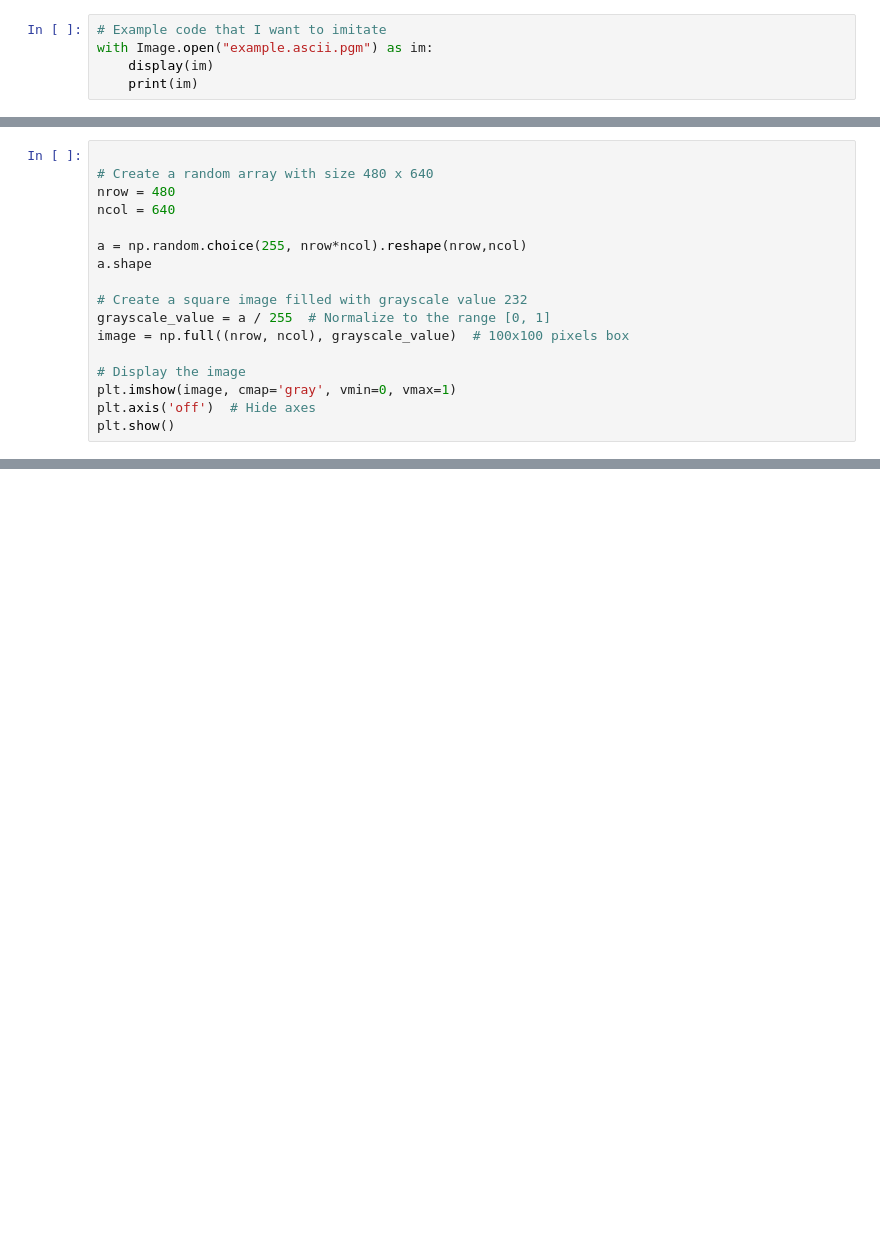
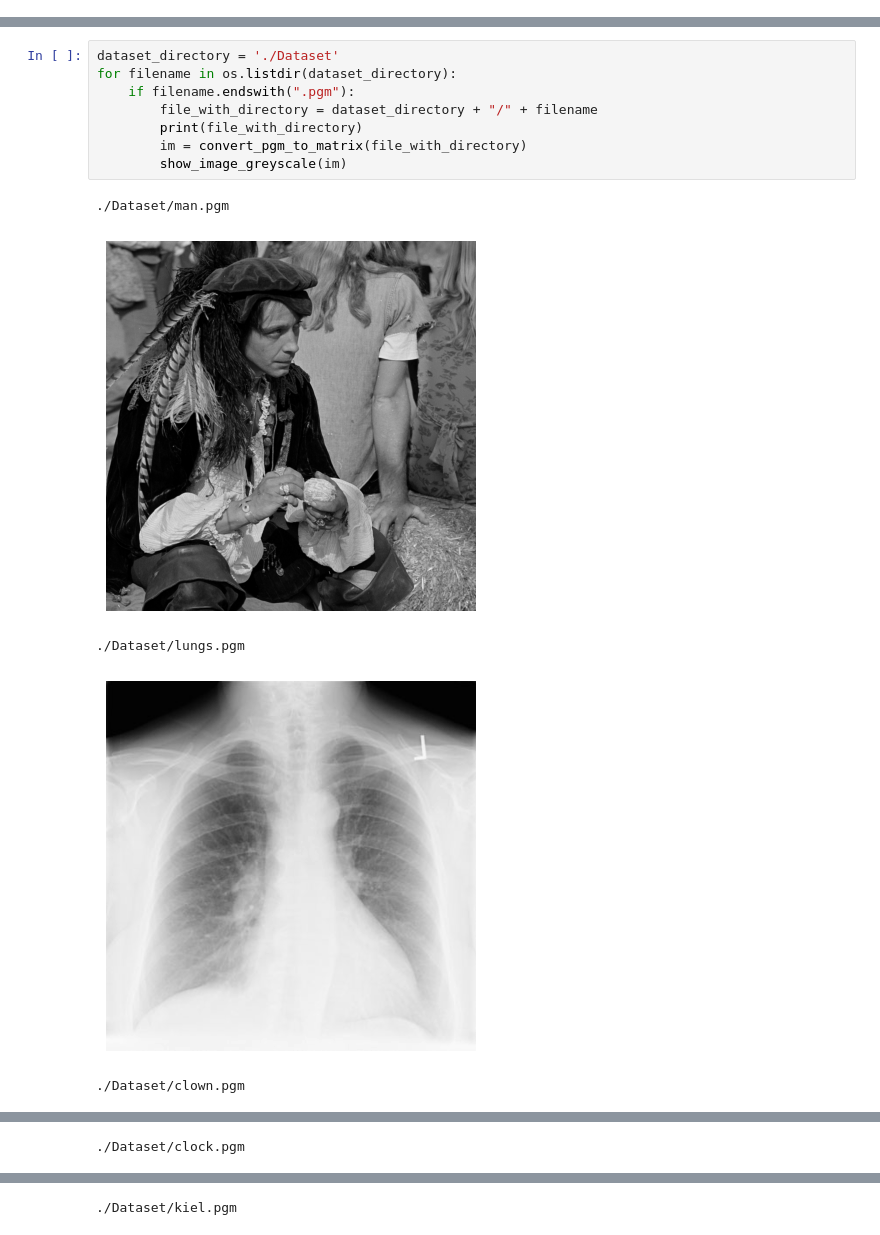
Before and after one commit to ikenichaa/wavelet-transform, a Jupyter notebook: task1.ipynb, the cells around one changed output, grey strips where cells are left out. Saved outputs shown, nothing was run; the diff lists cells and outputs as text; blank space fills up the shorter version.

```diff
--- a/task1.ipynb
+++ b/task1.ipynb
@@ -14,5 +8,0 @@ from PIL import Image
-# %%
-# Example code that I want to imitate
-with Image.open("example.ascii.pgm") as im:
-    display(im)
-    print(im)
@@ -24,17 +8,0 @@ with Image.open("example.ascii.pgm") as im:
-# %%
-
-# Create a random array with size 480 x 640
-nrow = 480
-ncol = 640
-
-a = np.random.choice(255, nrow*ncol).reshape(nrow,ncol)
-a.shape
-
-# Create a square image filled with grayscale value 232
-grayscale_value = a / 255  # Normalize to the range [0, 1]
-image = np.full((nrow, ncol), grayscale_value)  # 100x100 pixels box
-
-# Display the image
-plt.imshow(image, cmap='gray', vmin=0, vmax=1)
-plt.axis('off')  # Hide axes
-plt.show()
@@ -95,0 +65,14 @@ P2
+# %%
+dataset_directory = './Dataset'
+for filename in os.listdir(dataset_directory):
+    if filename.endswith(".pgm"):
+        file_with_directory = dataset_directory + "/" + filename
+        print(file_with_directory)
+        im = convert_pgm_to_matrix(file_with_directory)
+        show_image_greyscale(im)
+# %% [output]
+./Dataset/man.pgm
+[figure, added]
+./Dataset/lungs.pgm
+[figure, added]
+./Dataset/clown.pgm
@@ -95,0 +80 @@ P2
+./Dataset/clock.pgm
@@ -95,0 +82 @@ P2
+./Dataset/kiel.pgm
```
Also changed, not shown: parts of 11 cells of this notebook, 1 other file.
